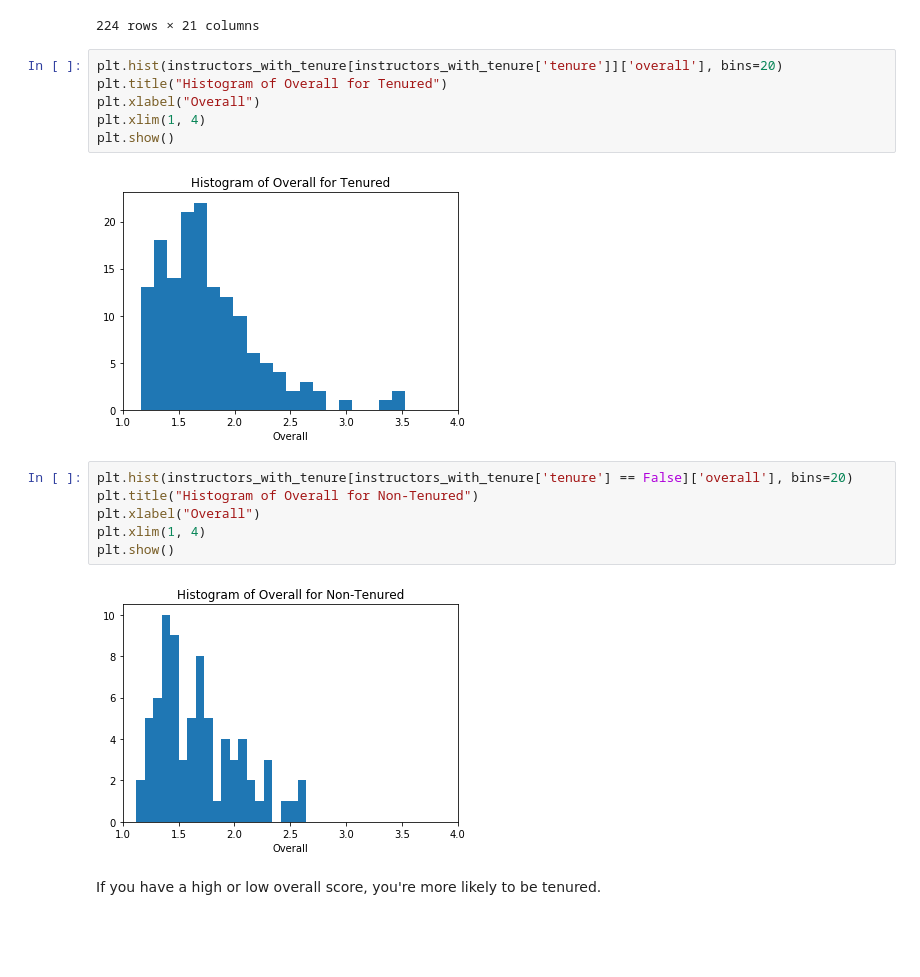
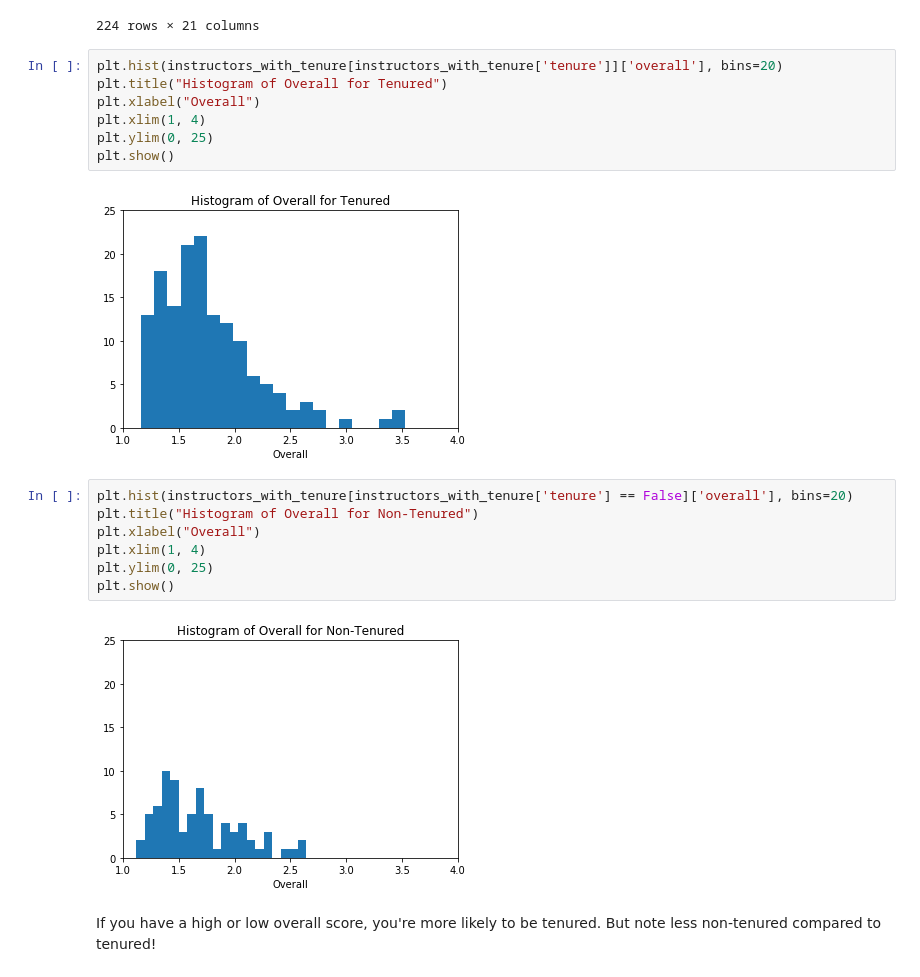
Before and after one commit to Akababa/course_eval, a Jupyter notebook: Cluster.ipynb, the cells around one changed output. Saved outputs shown, nothing was run; the diff lists cells and outputs as text; blank space fills up the shorter version.

```diff
--- a/Cluster.ipynb
+++ b/Cluster.ipynb
@@ -330,16 +358,18 @@ plt.hist(instructors_with_tenure[instructors_with_tenure['tenure']]['overall'],
 plt.title("Histogram of Overall for Tenured")
 plt.xlabel("Overall")
 plt.xlim(1, 4)
+plt.ylim(0, 25)
 plt.show()
 # %% [output]
-[figure, old version]
+[figure, new version]
 # %%
 plt.hist(instructors_with_tenure[instructors_with_tenure['tenure'] == False]['overall'], bins=20)
 plt.title("Histogram of Overall for Non-Tenured")
 plt.xlabel("Overall")
 plt.xlim(1, 4)
+plt.ylim(0, 25)
 plt.show()
 # %% [output]
-[figure, old version]
+[figure, new version]
 # %% [markdown]
-If you have a high or low overall score, you're more likely to be tenured.
+If you have a high or low overall score, you're more likely to be tenured. But note less non-tenured compared to tenured!
```
Also changed, not shown: parts of 4 cells of this notebook.
